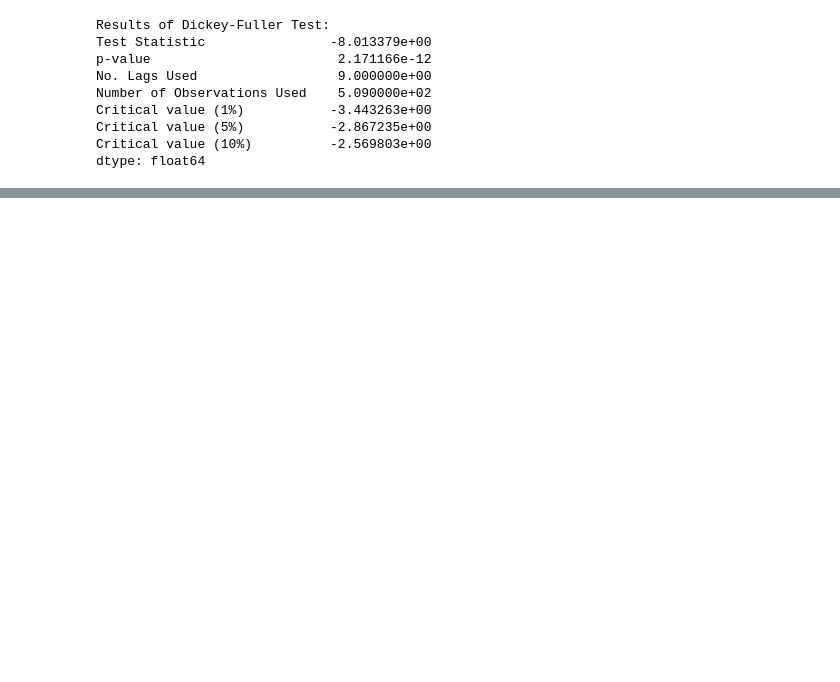
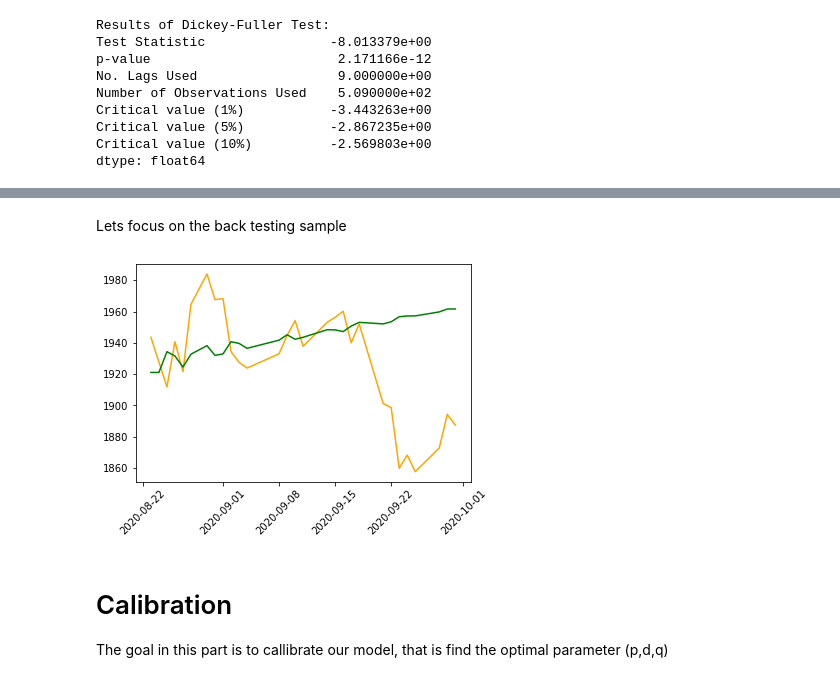
Before and after one commit to FranckNgN/Spot-prediction, a Jupyter notebook: report.ipynb, the cells around one changed output, grey strips where cells are left out. Saved outputs shown, nothing was run; the diff lists cells and outputs as text; code cells hidden in the pictures; blank space fills up the shorter version.

```diff
--- a/report.ipynb
+++ b/report.ipynb
@@ -373,0 +302,12 @@ plt.show()
+# %% [markdown]
+Lets focus on the back testing sample
+# %%
+plt.plot(test, label='actual',color="orange")
+plt.plot(fc_series, label='forecast',color="green")
+plt.xticks(rotation=45);
+# %% [output]
+[figure, added]
+# %% [markdown]
+# Calibration
+
+The goal in this part is to callibrate our model, that is find the optimal parameter (p,d,q)
```
Also changed, not shown: parts of 59 cells of this notebook.
